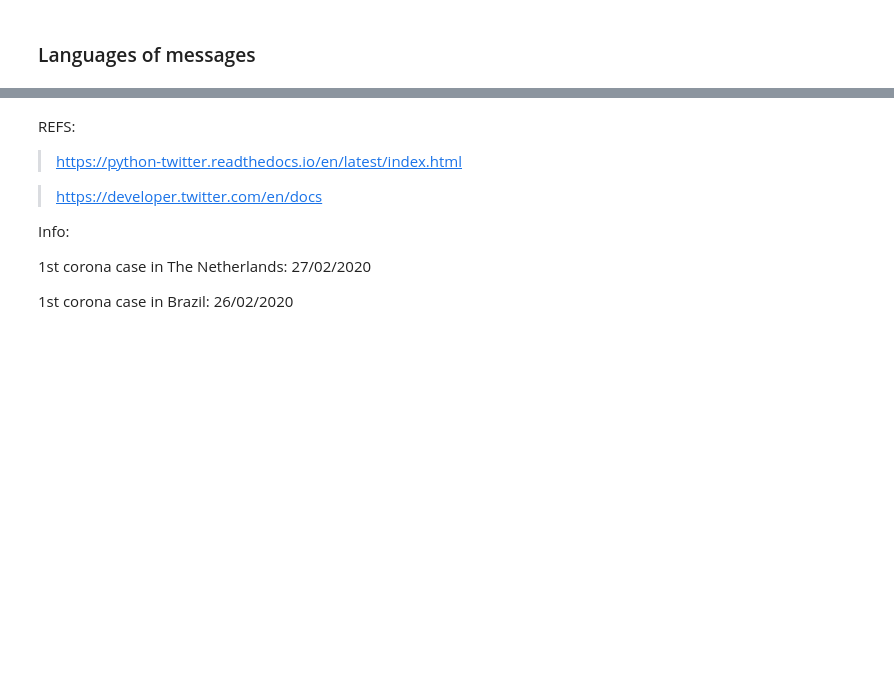
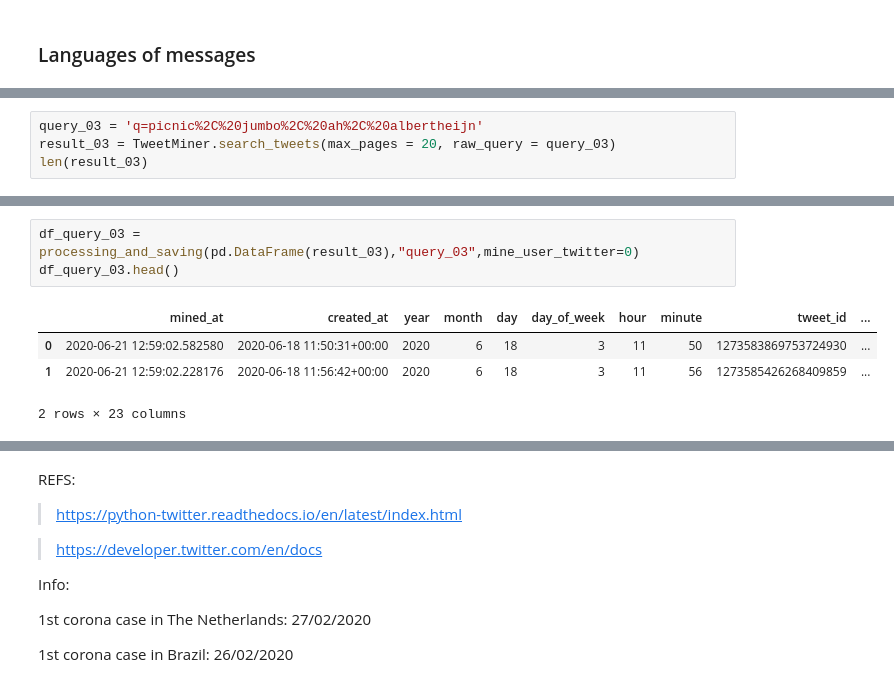
Before and after one commit to dpbac/twitter_analysis_online_grocery_NL, a Jupyter notebook: notebooks/01-collecting_and_saving_tweets.ipynb, the cells around one changed output, grey strips where cells are left out. Cells and saved outputs as stored; diff of their text form; blank space fills up the shorter version.

```diff
--- a/notebooks/01-collecting_and_saving_tweets.ipynb
+++ b/notebooks/01-collecting_and_saving_tweets.ipynb
@@ -628,0 +574,4 @@ min(df_search_picnic_jumbo_ah['created_at']),max(df_search_picnic_jumbo_ah['crea
+# %%
+query_03 = 'q=picnic%2C%20jumbo%2C%20ah%2C%20albertheijn'
+result_03 = TweetMiner.search_tweets(max_pages = 20, raw_query = query_03)
+len(result_03)
@@ -628,0 +600,8 @@ min(df_search_picnic_jumbo_ah['created_at']),max(df_search_picnic_jumbo_ah['crea
+# %%
+df_query_03 = processing_and_saving(pd.DataFrame(result_03),"query_03",mine_user_twitter=0)
+df_query_03.head()
+# %% [output]
+|  | mined_at | created_at | year | month | day | day_of_week | hour | minute | tweet_id | ... |
+| 0 | 2020-06-21 12:59:02.582580 | 2020-06-18 11:50:31+00:00 | 2020 | 6 | 18 | 3 | 11 | 50 | 1273583869753724930 | ... |
+| 1 | 2020-06-21 12:59:02.228176 | 2020-06-18 11:56:42+00:00 | 2020 | 6 | 18 | 3 | 11 | 56 | 1273585426268409859 | ... |
+2 rows × 23 columns
```
Also changed, not shown: parts of 52 cells of this notebook, 12 other files.
